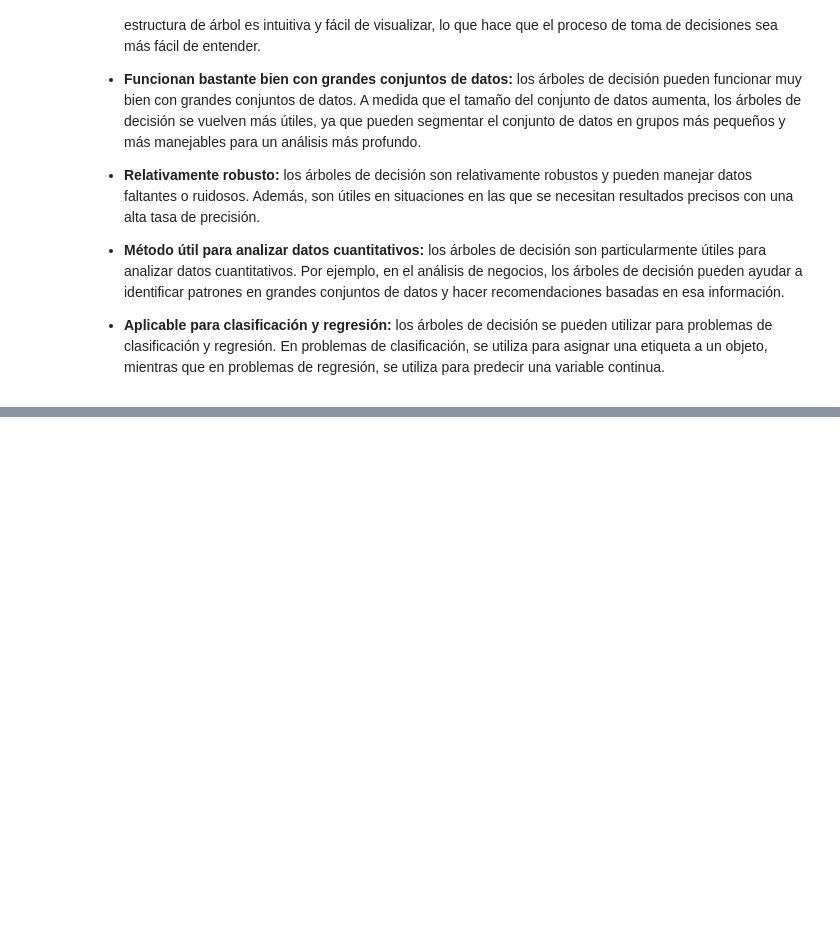
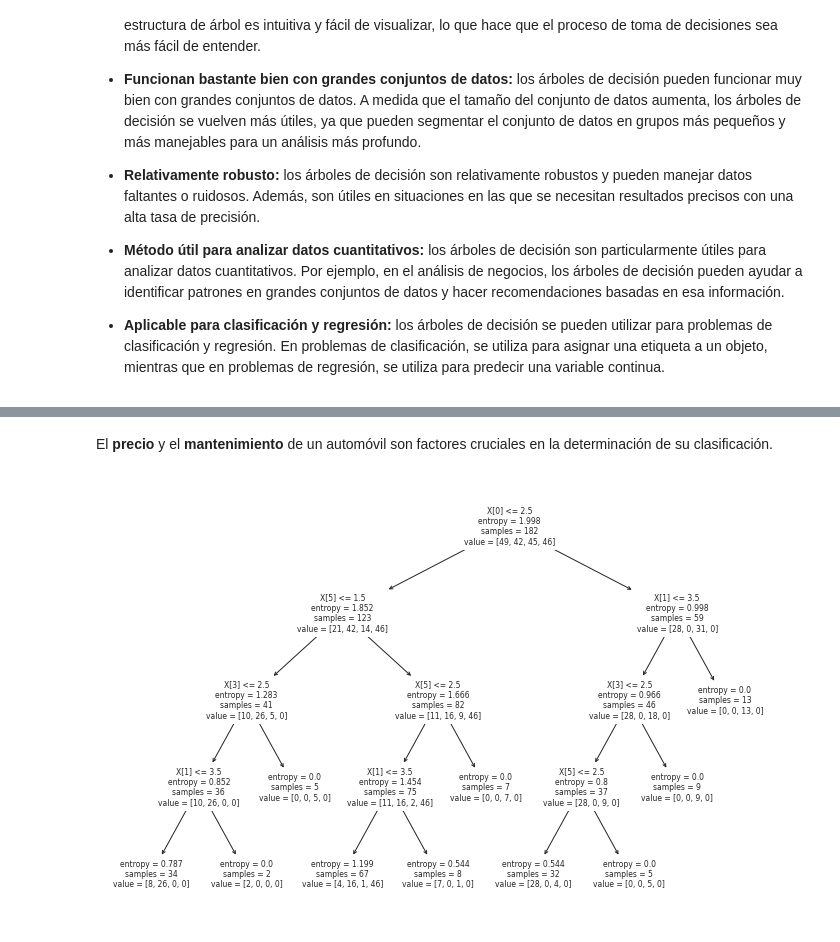
Before and after one commit to mazzaroli/decision_tree-random_forest, a Jupyter notebook: notas.ipynb, the cells around one changed output, grey strips where cells are left out. Cells and saved outputs as stored; diff of their text form; code cells hidden in the pictures; blank space fills up the shorter version.

```diff
--- a/notas.ipynb
+++ b/notas.ipynb
@@ -376,0 +655,3 @@ Aquí está la terminología comúnmente utilizada en los árboles de decisión:
+# %%
+# Modelo decision tree con parametros optimizados
+best_tree = grid_search.best_estimator_
@@ -376,0 +707,9 @@ Aquí está la terminología comúnmente utilizada en los árboles de decisión:
+# %% [markdown]
+El **precio** y el **mantenimiento** de un automóvil son factores cruciales en la determinación de su clasificación.
+# %%
+plt.figure(figsize = (12,8))
+from sklearn import tree
+
+tree.plot_tree(best_tree.fit(X_train, y_train));
+# %% [output]
+[figure, added]
```
Also changed, not shown: parts of 61 cells of this notebook, 2 other files.
